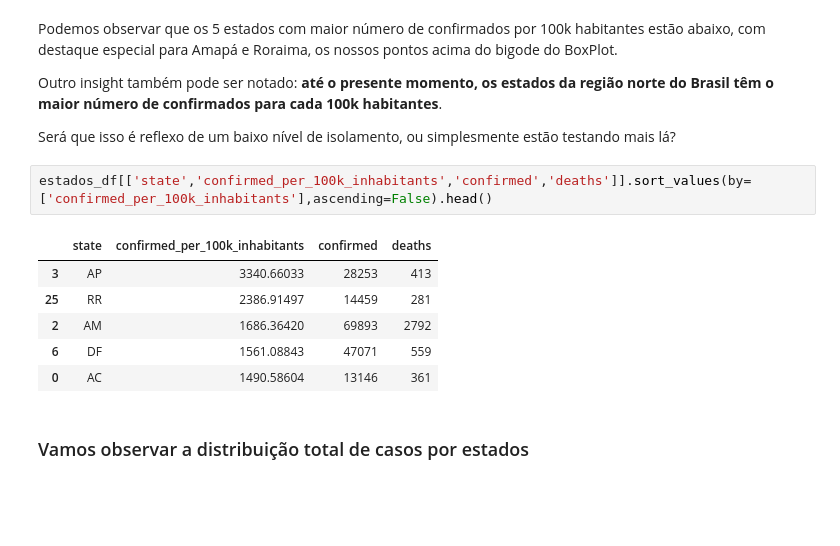
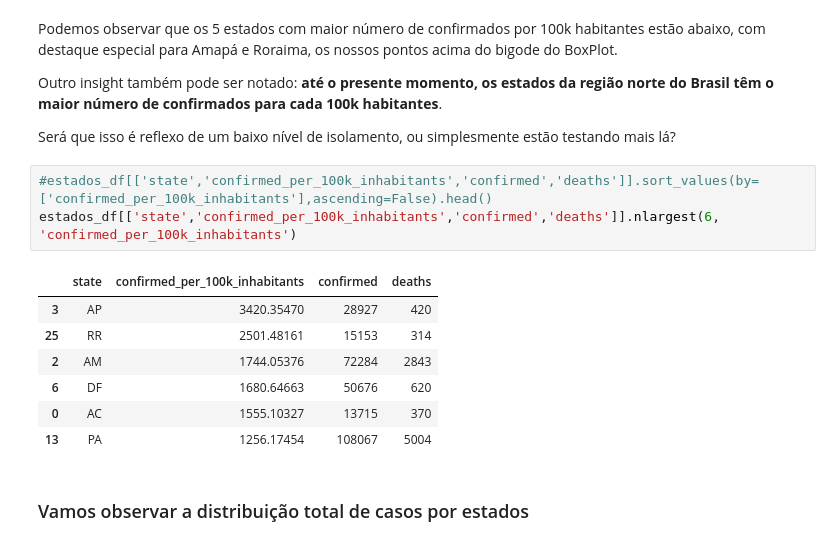
Before and after one commit to gutospinelli/covid19Brazil, a Jupyter notebook: notebooks/2 - Data Exploration - Covid19 Brazil IO Data.ipynb, the cells around one changed output. Saved outputs shown, nothing was run; the diff lists cells and outputs as text; blank space fills up the shorter version.

```diff
--- a/notebooks/2 - Data Exploration - Covid19 Brazil IO Data.ipynb
+++ b/notebooks/2 - Data Exploration - Covid19 Brazil IO Data.ipynb
@@ -69,14 +69,16 @@ Outro insight também pode ser notado: **até o presente momento, os estados da
 
 Será que isso é reflexo de um baixo nível de isolamento, ou simplesmente estão testando mais lá?
 # %%
-estados_df[['state','confirmed_per_100k_inhabitants','confirmed','deaths']].sort_values(by=['confirmed_per_100k_inhabitants'],ascending=False).head()
+#estados_df[['state','confirmed_per_100k_inhabitants','confirmed','deaths']].sort_values(by=['confirmed_per_100k_inhabitants'],ascending=False).head()
+estados_df[['state','confirmed_per_100k_inhabitants','confirmed','deaths']].nlargest(6, 'confirmed_per_100k_inhabitants')
 # %% [output]
 |  | state | confirmed_per_100k_inhabitants | confirmed | deaths |
-| 3 | AP | 3340.66033 | 28253 | 413 |
-| 25 | RR | 2386.91497 | 14459 | 281 |
-| 2 | AM | 1686.36420 | 69893 | 2792 |
-| 6 | DF | 1561.08843 | 47071 | 559 |
-| 0 | AC | 1490.58604 | 13146 | 361 |
+| 3 | AP | 3420.35470 | 28927 | 420 |
+| 25 | RR | 2501.48161 | 15153 | 314 |
+| 2 | AM | 1744.05376 | 72284 | 2843 |
+| 6 | DF | 1680.64663 | 50676 | 620 |
+| 0 | AC | 1555.10327 | 13715 | 370 |
+| 13 | PA | 1256.17454 | 108067 | 5004 |
 # %% [markdown]
 ### Vamos observar a distribuição total de casos por estados
 # %%
```
Also changed, not shown: parts of 3 cells of this notebook, 1 other file.
